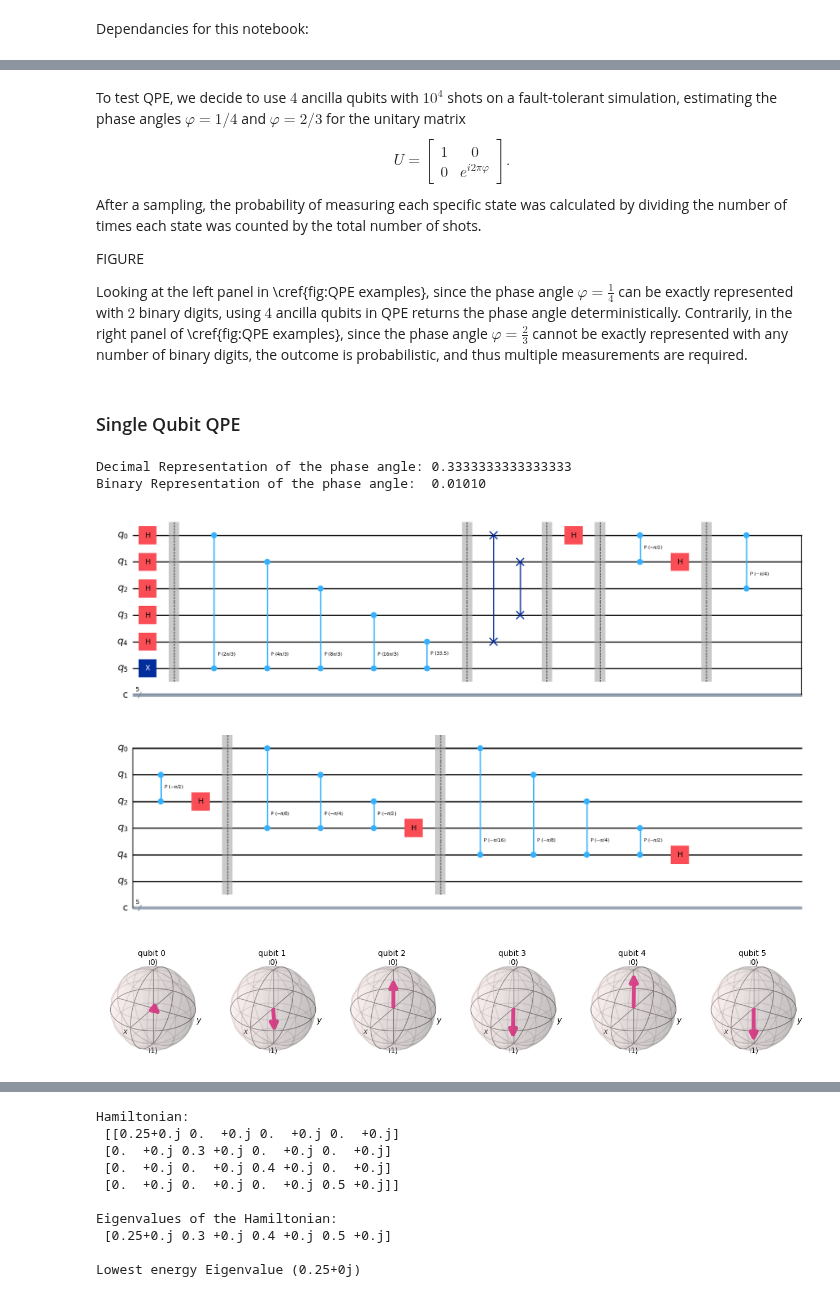
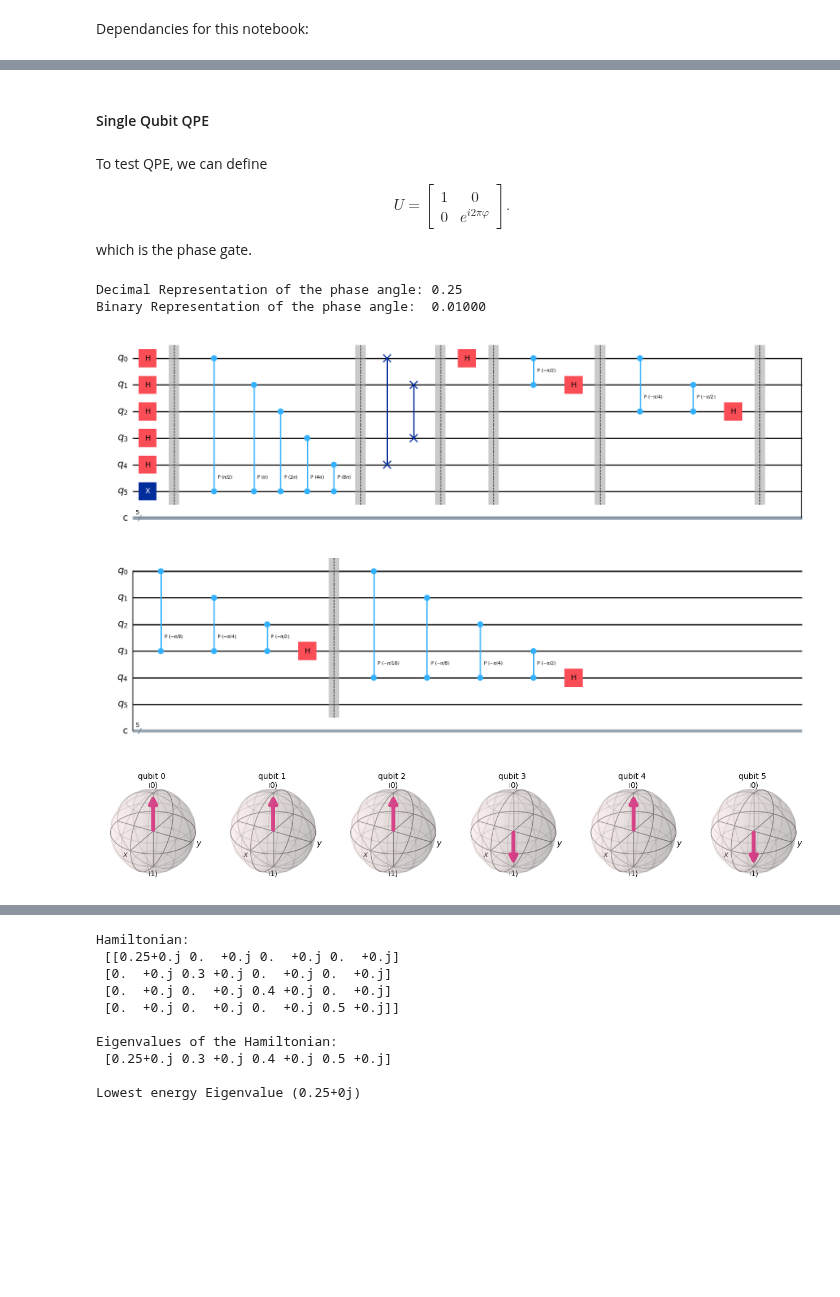
Before and after one commit to Quantum-Linear-Algebra/Intro-to-Quantum-Linear-Algebra, a Jupyter notebook: 5-Quantum_Phase_Estimation.ipynb, the cells around one changed output, grey strips where cells are left out. Saved outputs shown, nothing was run; the diff lists cells and outputs as text; code cells hidden in the pictures; blank space fills up the shorter version.

```diff
--- a/5-Quantum_Phase_Estimation.ipynb
+++ b/5-Quantum_Phase_Estimation.ipynb
@@ -107,21 +107,17 @@ def plot_distribution(ax, angle, ancilla_bits, counts):
     bar = ax.bar(big_prob_str, big_prob, width=0)
     ax.bar_label(bar, fmt=lambda x: f" {x:0.2f}", fontsize= 10, rotation=90)
     ax.set_ylim(ymax = max(updated_counts)+.11)
-# %% [markdown]
-To test QPE, we decide to use $4$ ancilla qubits with $10^4$ shots on a fault-tolerant simulation, estimating the phase angles $\varphi = 1/4$ and $\varphi = 2/3$ for the unitary matrix
-\begin{equation}
-    U = \begin{bmatrix} 1 & 0 \\ 0 & e^{i2\pi \varphi} \end{bmatrix}.
-\end{equation}
-After a sampling, the probability of measuring each specific state was calculated by dividing the number of times each state was counted by the total number of shots.
-
-FIGURE
-
-Looking at the left panel in \cref{fig:QPE examples}, since the phase angle $\varphi = \frac{1}{4}$ can be exactly represented with $2$ binary digits, using $4$ ancilla qubits in QPE returns the phase angle deterministically. Contrarily, in the right panel of \cref{fig:QPE examples}, since the phase angle $\varphi = \frac{2}{3}$ cannot be exactly represented with any number of binary digits, the outcome is probabilistic, and thus multiple measurements are required.
 # %% [markdown]
-### Single Qubit QPE
+#### Single Qubit QPE
+# %% [markdown]
+To test QPE, we can define
+\begin{equation}
+    U = \begin{bmatrix} 1 & 0 \\ 0 & e^{i2\pi \varphi} \end{bmatrix}.
+\end{equation}
+which is the phase gate.
 # %%
 ancilla_bits = 5
-angle = 1/3
+angle = 1/4
 # %%
 print("Decimal Representation of the phase angle:", angle)
 reading_angle = angle
@@ -134,24 +130,25 @@ for i in range(1,ancilla_bits+1):
         print("0", end="")
 print()
 # %% [output]
-Decimal Representation of the phase angle: 0.3333333333333333
-Binary Representation of the phase angle:  0.01010
+Decimal Representation of the phase angle: 0.25
+Binary Representation of the phase angle:  0.01000
 # %%
 qc = QuantumCircuit(ancilla_bits+1, ancilla_bits)
-setup(qc, ancilla_bits)
+for i in range(ancilla_bits):
+    qc.h(i)
 qc.x(ancilla_bits)
 qc.barrier()
 for i in range(ancilla_bits):
     qc.cp((2*pi*angle)*2**(i), ancilla_bits,i)
 
 add_inv_fourier_transform(qc,ancilla_bits)
 qc.compose(QFT(ancilla_bits, inverse = True), range(ancilla_bits))
 qc.draw('mpl')
 # %% [output]
-[figure, old version]
+[figure, new version]
 # %%
 sv = Statevector(qc)
 plot_bloch_multivector(sv)
 # %% [output]
-[figure, old version]
+[figure, new version]
 # %%
```
Also changed, not shown: parts of 27 cells of this notebook.
